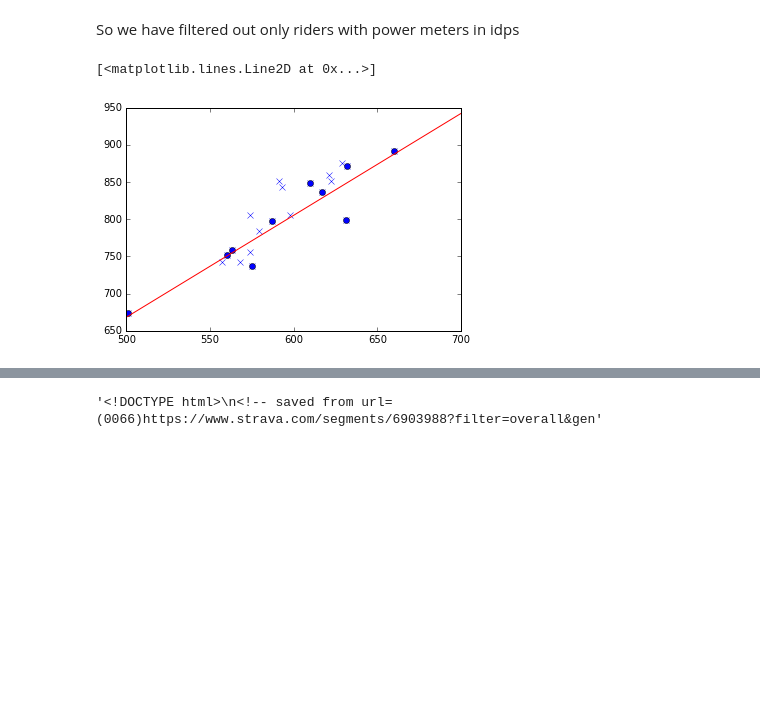
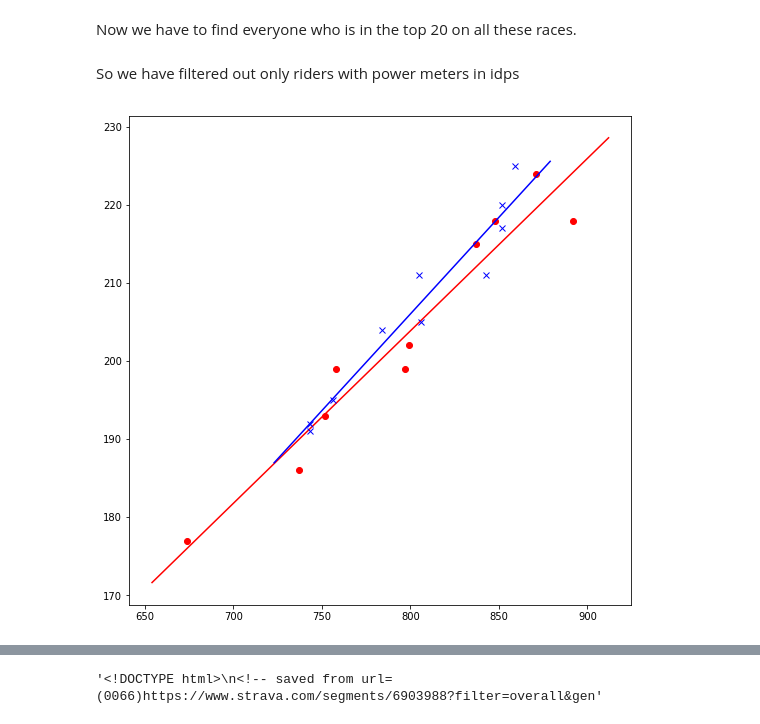
Before and after one commit to macbuse/strava_climbs, a Jupyter notebook: montaud.ipynb, the cells around one changed output, grey strips where cells are left out. Saved outputs shown, nothing was run; the diff lists cells and outputs as text; code cells hidden in the pictures; blank space fills up the shorter version.

```diff
--- a/montaud.ipynb
+++ b/montaud.ipynb
@@ -76,29 +62,34 @@ for fn in fns:
-# %%
-seg = {}
-for fn in fns:
-    seg[fn] = dict( (x, y.time)
-                     for x,y in  data[fn].items() )
+# %% [markdown]
+Now we have to find everyone who is in the top 20 on all these races.
 # %%
-a,b = [set(data[fn].keys()) for fn in fns]
-ids = a.intersection(b)
+a,b,c = [set(data[fn].keys()) for fn in fns]
+ids = a.intersection(a).intersection(b)
+ids = ids.intersection(c)
+#and the ones that have a power meter
+idps = [x for x in ids if data[fns[1]][x].has_powermeter]
 # %%
 
-xs,ys = [ [data[fn][idx].time for idx in idps]
+pmts = [ [data[fn][idx].time for idx in idps]
                               for fn in fns ]
 
-xs2,ys2 = [ [data[fn][idx].time for idx in ids]
+npmts = [ [data[fn][idx].time for idx in ids if  idx not in idps]
                               for fn in fns ]
 
-
-slope, intercept, r_value, p_value, std_err = stats.linregress(np.array(xs),
-                                                               np.array(ys))
+labels =  [ data[fns[0]][idx].name.split(' ')[0] for idx in idps  ]
 # %% [markdown]
 So we have filtered out only riders with power meters in idps
-# %%
-plt.plot(xs2,ys2,'bx' )
-plt.plot(xs,ys,'bo' )
-pts = 500,700
-plt.plot(pts,[slope*x + intercept for x in pts ],'r-' )
-# %% [output]
-[<matplotlib.lines.Line2D at 0x...>]
-[figure, removed]
+# %%
+jj = 1,2
+style = ['bx','ro']
+style2 = ['b-','r-']
+for L in pmts,npmts:
+    XS,YS = [L[j] for j in jj]
+    plt.plot(XS,YS,style.pop() )
+    #now add the regression line
+    pts = min(XS) - 20,max(XS) + 20
+    slope, intercept, r_value, p_value, std_err = stats.linregress(np.array(XS),
+                                                                   np.array(YS))
+
+    plt.plot(pts,[slope*x + intercept for x in pts ],style2.pop() )
+# %% [output]
+[figure, added]
```
Also changed, not shown: parts of 17 cells of this notebook.
